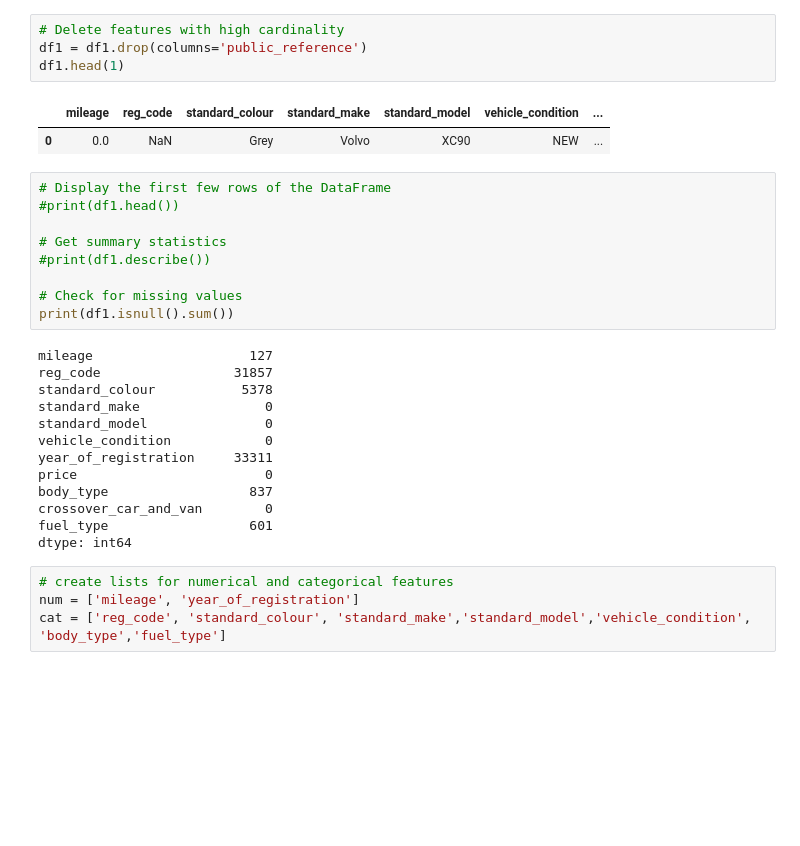
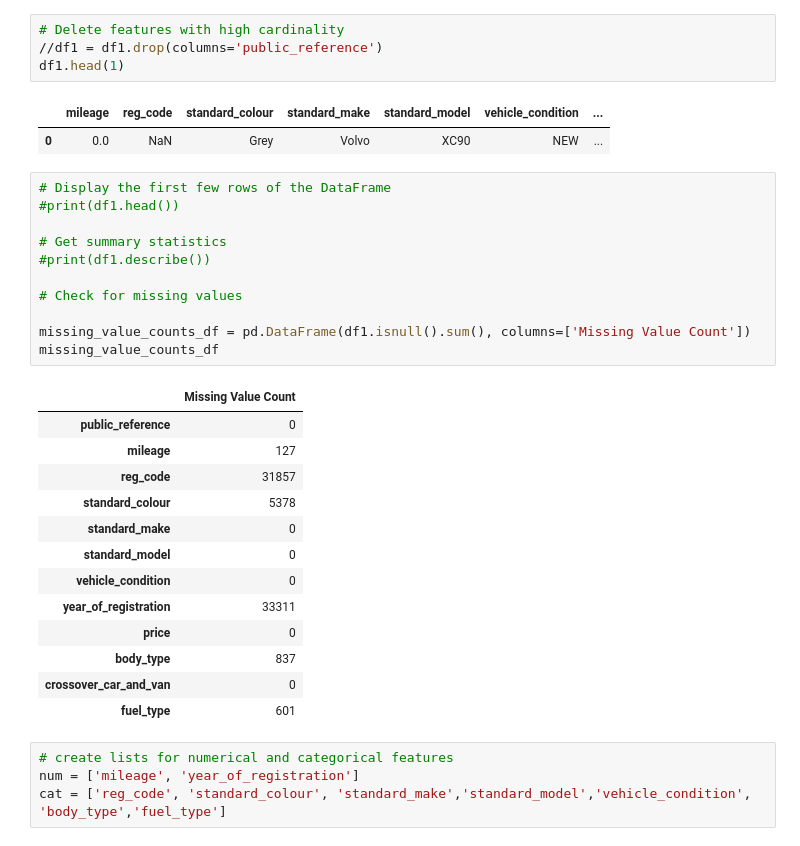
Before and after one commit to kessingtonosazee/GCP_Project_1, a Jupyter notebook: assessment_rrr.ipynb, the cells around one changed output. Cells and saved outputs as stored; diff of their text form; blank space fills up the shorter version.

```diff
--- a/assessment_rrr.ipynb
+++ b/assessment_rrr.ipynb
@@ -146,6 +275,6 @@ memory usage: 31.1+ MB
 # %%
 # Delete features with high cardinality
-df1 = df1.drop(columns='public_reference')
+//df1 = df1.drop(columns='public_reference')
 df1.head(1)
 # %% [output]
 |  | mileage | reg_code | standard_colour | standard_make | standard_model | vehicle_condition | ... |
@@ -153,25 +282,28 @@ df1.head(1)
 # %%
 # Display the first few rows of the DataFrame
 #print(df1.head())
 
 # Get summary statistics
 #print(df1.describe())
 
 # Check for missing values
-print(df1.isnull().sum())
+
+missing_value_counts_df = pd.DataFrame(df1.isnull().sum(), columns=['Missing Value Count'])
+missing_value_counts_df
 # %% [output]
-mileage                    127
-reg_code                 31857
-standard_colour           5378
-standard_make                0
-standard_model               0
-vehicle_condition            0
-year_of_registration     33311
-price                        0
-body_type                  837
-crossover_car_and_van        0
-fuel_type                  601
-dtype: int64
+|  | Missing Value Count |
+| public_reference | 0 |
+| mileage | 127 |
+| reg_code | 31857 |
+| standard_colour | 5378 |
+| standard_make | 0 |
+| standard_model | 0 |
+| vehicle_condition | 0 |
+| year_of_registration | 33311 |
+| price | 0 |
+| body_type | 837 |
+| crossover_car_and_van | 0 |
+| fuel_type | 601 |
 # %%
 # create lists for numerical and categorical features
 num = ['mileage', 'year_of_registration']
```
Also changed, not shown: parts of 11 cells of this notebook.
